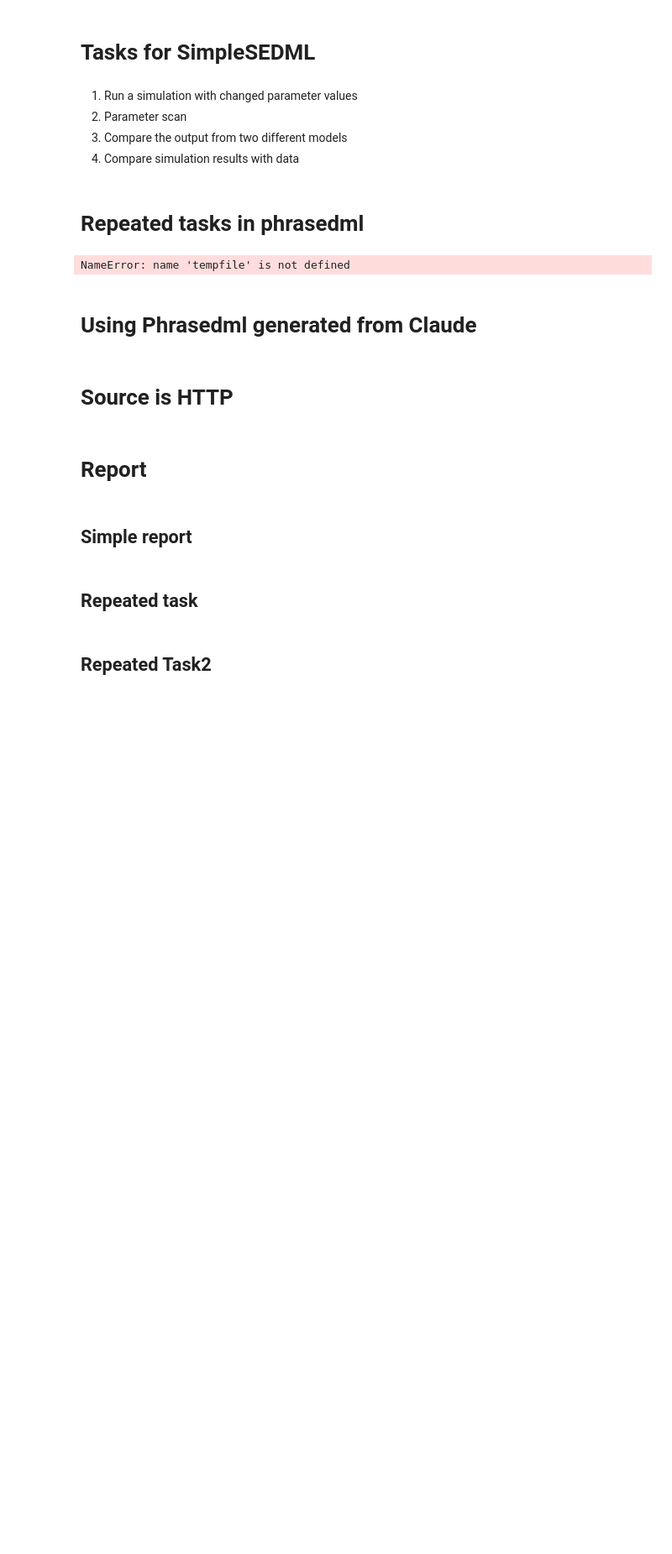
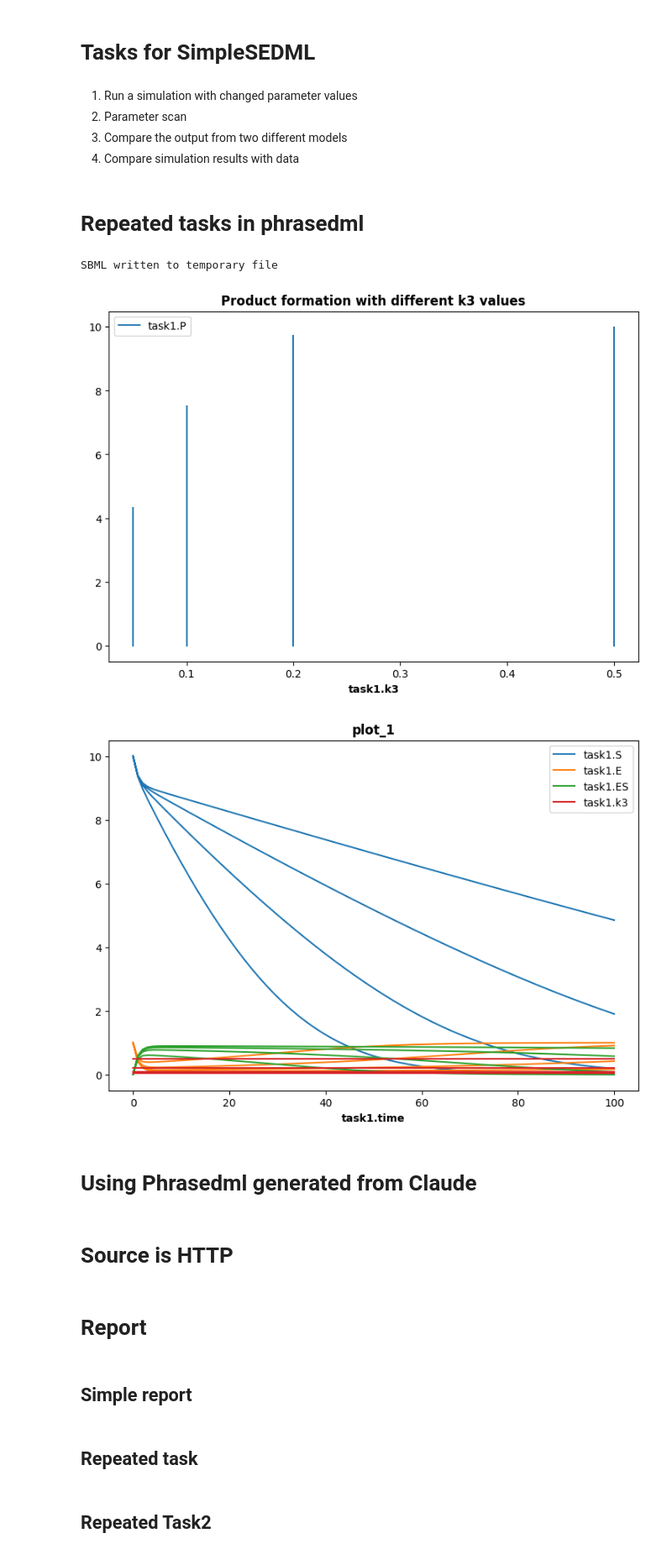
Before and after one commit to sys-bio/SimpleSEDML, a Jupyter notebook: notebooks/explore_sedml.ipynb, the cells around one changed output. Shown: that part at 84% size. Drawn from its saved outputs; the diff is of its cells as text; code cells hidden in the pictures; blank space fills up the shorter version.

```diff
--- a/notebooks/explore_sedml.ipynb
+++ b/notebooks/explore_sedml.ipynb
@@ -7,2 +9,16 @@ import phrasedml
 # %% [markdown]
 # Helpers
+# %%
+test_antimony_str = '''
+model test_myModel
+  S1 -> S2; k1*S1
+  S2 -> S1; k2*S2
+  S1 = 10; S2 = 0
+  k1 = 1
+  k2 = 2
+end
+'''
+MODEL_FILE = "/tmp/test_myModel"
+sbml_str = te.antimonyToSBML(antimony_str)
+with open(MODEL_FILE, 'w') as f:
+    f.writelines(sbml_str)
@@ -135,6 +163,7 @@ phrasedml_str = '''
 
     // Define base simulation
     sim1 = simulate uniform(0, 100, 100)
+    sim1 = simulate steadystate
 
     // Define base task
     task0 = run sim1 on model1
@@ -143,35 +172,37 @@ phrasedml_str = '''
     task1 = repeat task0 for k3 in [0.05, 0.1, 0.2, 0.5], reset=true
 
     // Plot results
-    plot "Product formation with different k3 values" task1.time vs task1.P
+    plot "Product formation with different k3 values" task1.k3 vs task1.P
     // Add model variable and parameter for reference in the legend
     plot task1.time vs task1.S, task1.E, task1.ES, task1.k3
 '''
 
 
 workingDir = tempfile.mkdtemp(suffix="_sedml")
 
 sbml_file = os.path.join(workingDir, 'enzymeKinetics')
 sedml_file = os.path.join(workingDir, 'sed_main.xml')
 
 with open(sbml_file, 'wb') as f:
     f.write(sbml_str.encode('utf-8'))
     f.flush()
     print('SBML written to temporary file')
 
 # Set model reference
 phrasedml.setReferencedSBML("enzymeKinetics", sbml_str)
 
 # Convert to SED-ML
 sedml_str = phrasedml.convertString(phrasedml_str)
 
 # Execute simulation
 if sedml_str:
     te.executeSEDML(sedml_str, workingDir=workingDir)
 else:
     print(phrasedml.getLastPhrasedError())
 # %% [output]
-NameError: name 'tempfile' is not defined
+SBML written to temporary file
+[figure, added]
+[figure, added]
 # %%
 ?phrasedml.convertString
 # %%
```
Also changed, not shown: parts of 18 cells of this notebook, 17 other files.
